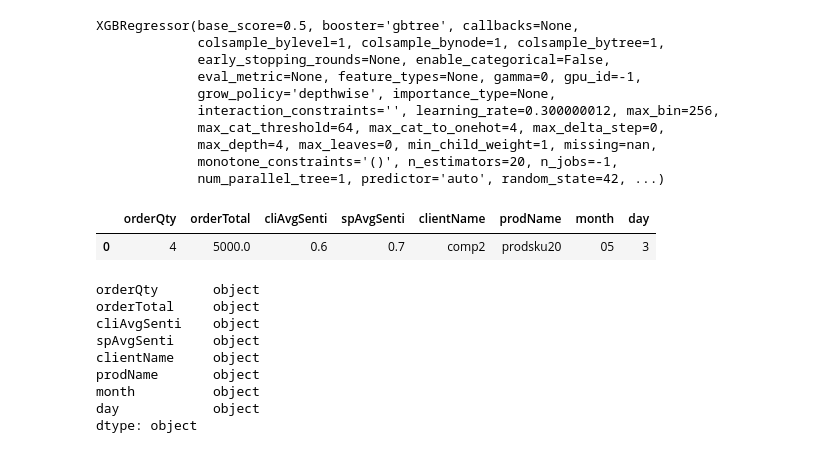
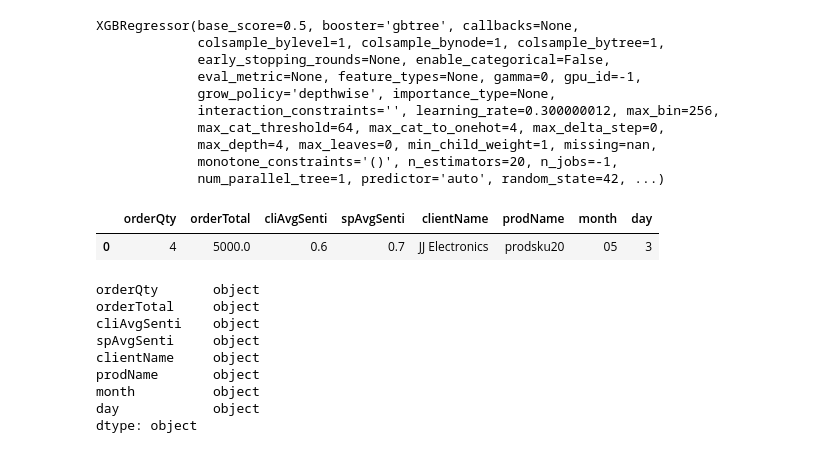
Before and after one commit to Learning2Code75/DLOM, a Jupyter notebook: 2_tries/dlom-server-ml/ml-dev/text-classif.ipynb, the cells around one changed output. Drawn from its saved outputs; the diff is of its cells as text; code cells hidden in the pictures.

```diff
--- a/2_tries/dlom-server-ml/ml-dev/text-classif.ipynb
+++ b/2_tries/dlom-server-ml/ml-dev/text-classif.ipynb
@@ -1447,12 +1475,12 @@ pickle.dump(m2,open('m2.pkl','wb'))
 # %%
 m2_loaded = pickle.load(open('m2.pkl','rb'))
 # %%
-test_m2_input = np.array([int(4),float(5000),float(0.6),float(0.7),'comp2','prodsku20','05','3']).reshape(1,8)
+test_m2_input = np.array([int(4),float(5000),float(0.6),float(0.7),'JJ Electronics','prodsku20','05','3']).reshape(1,8)
 test_m2_input_df = pd.DataFrame(test_m2_input,columns=['orderQty','orderTotal','cliAvgSenti','spAvgSenti','clientName','prodName','month','day'])
 test_m2_input_df
 # %% [output]
 |  | orderQty | orderTotal | cliAvgSenti | spAvgSenti | clientName | prodName | month | day |
-| 0 | 4 | 5000.0 | 0.6 | 0.7 | comp2 | prodsku20 | 05 | 3 |
+| 0 | 4 | 5000.0 | 0.6 | 0.7 | JJ Electronics | prodsku20 | 05 | 3 |
 # %%
 test_m2_input_df.dtypes
 # %% [output]
```
Also changed, not shown: parts of 53 cells of this notebook, 24 other files.
